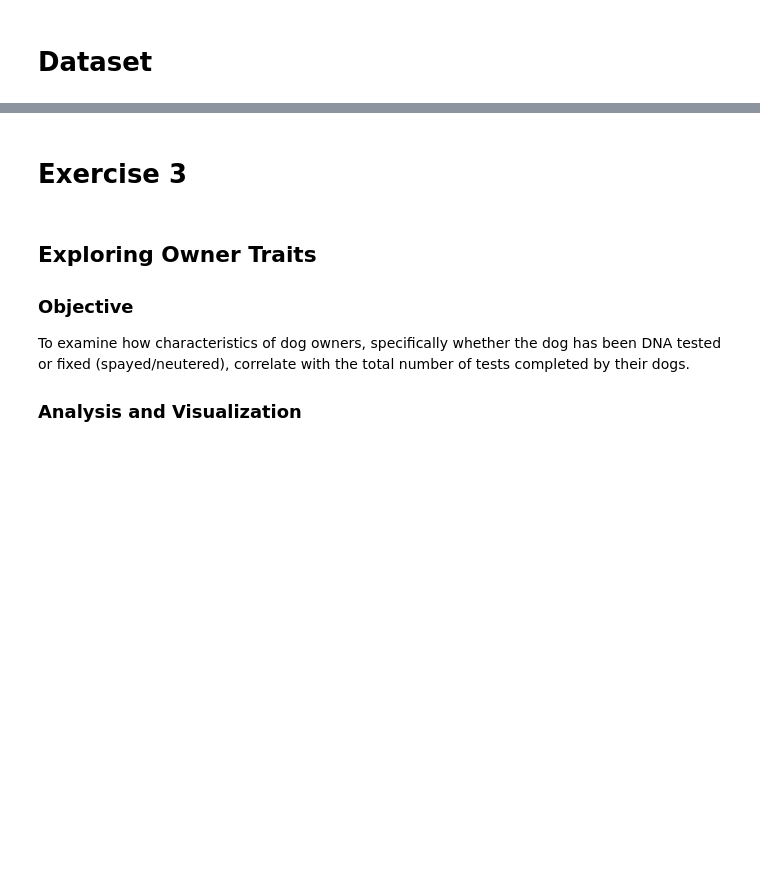
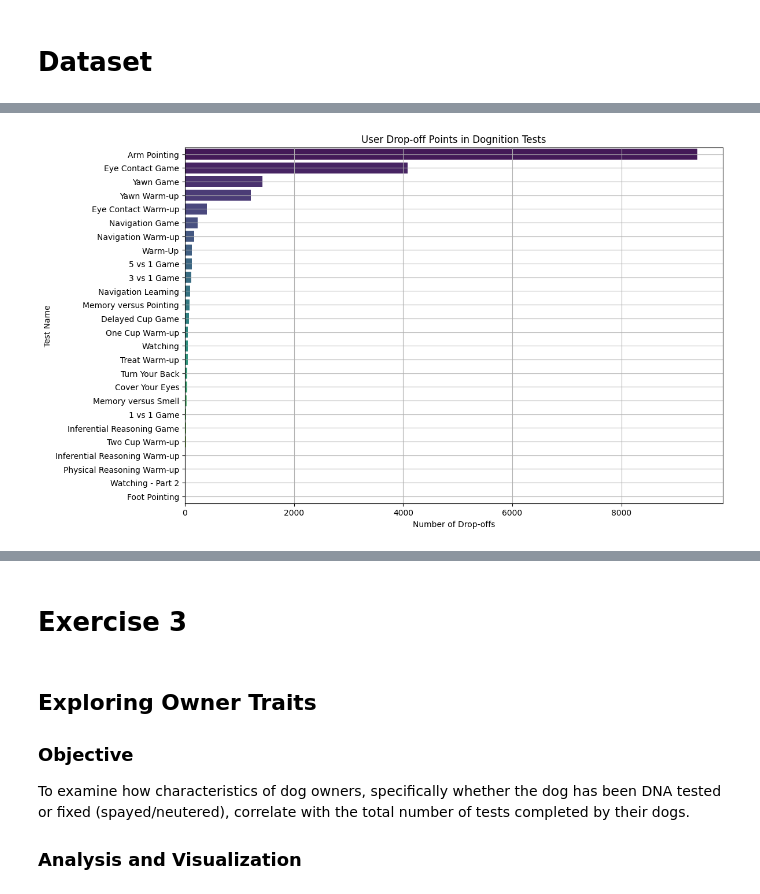
Before and after one commit to peyman886/data-visualization-coursework, a Jupyter notebook: HW5/Visualization_HW5.ipynb, the cells around one changed output, grey strips where cells are left out. Drawn from its saved outputs; the diff is of its cells as text; code cells hidden in the pictures; blank space fills up the shorter version.

```diff
--- a/HW5/Visualization_HW5.ipynb
+++ b/HW5/Visualization_HW5.ipynb
@@ -116,0 +166,11 @@ The dataset contains a large and diverse number of dogs and users, primarily fro
+# %%
+# Filtering for Shih Tzus and identifying entries with 190 pounds weight
+shih_tzus_filter = dognition_data[(dognition_data['Breed'] == 'Shih Tzu') & (dognition_data['Weight'] == 190)]
+
+# Number of unrealistic entries found
+unrealistic_entries_count = len(shih_tzus_filter)
+
+# Excluding these entries from the main dataset
+dognition_data_cleaned = dognition_data.drop(shih_tzus_filter.index)
+
+unrealistic_entries_count, dognition_data_cleaned.shape
@@ -116,0 +195,17 @@ The dataset contains a large and diverse number of dogs and users, primarily fro
+# %%
+# Analyzing the test sequence and calculating drop-off points
+
+# Grouping the data by 'Dog_ID' and 'Test_name' and counting the occurrences
+drop_off_analysis = dognition_data_cleaned.groupby(['Dog_ID', 'Test_name']).size().reset_index(name='Count')
+
+# Sorting by Dog_ID and Count to see the last test most dogs participated in
+sorted_drop_off = drop_off_analysis.sort_values(by=['Dog_ID', 'Count'], ascending=[True, False])
+
+# Taking the first occurrence for each Dog_ID, which represents the last test they completed
+last_tests = sorted_drop_off.drop_duplicates(subset='Dog_ID')
+
+# Counting how many times each test appears as the last test completed
+drop_off_counts = last_tests['Test_name'].value_counts().reset_index()
+drop_off_counts.columns = ['Test_name', 'Drop_Off_Count']
+
+drop_off_counts.head()  # Displaying the top results for analysis
@@ -116,0 +300,17 @@ The dataset contains a large and diverse number of dogs and users, primarily fro
+# %%
+import matplotlib.pyplot as plt
+import seaborn as sns
+
+# Preparing data for the bar graph
+drop_off_counts_sorted = drop_off_counts.sort_values('Drop_Off_Count', ascending=False)
+
+# Creating the bar graph
+plt.figure(figsize=(12, 8))
+sns.barplot(x='Drop_Off_Count', y='Test_name', data=drop_off_counts_sorted, palette='viridis')
+plt.title('User Drop-off Points in Dognition Tests')
+plt.xlabel('Number of Drop-offs')
+plt.ylabel('Test Name')
+plt.grid(True)
+plt.show()
+# %% [output]
+[figure, added]
```
Also changed, not shown: parts of 72 cells of this notebook.
